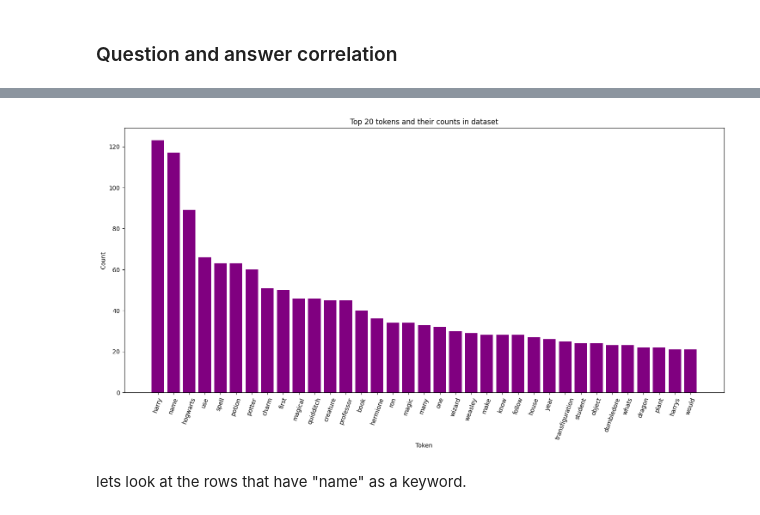
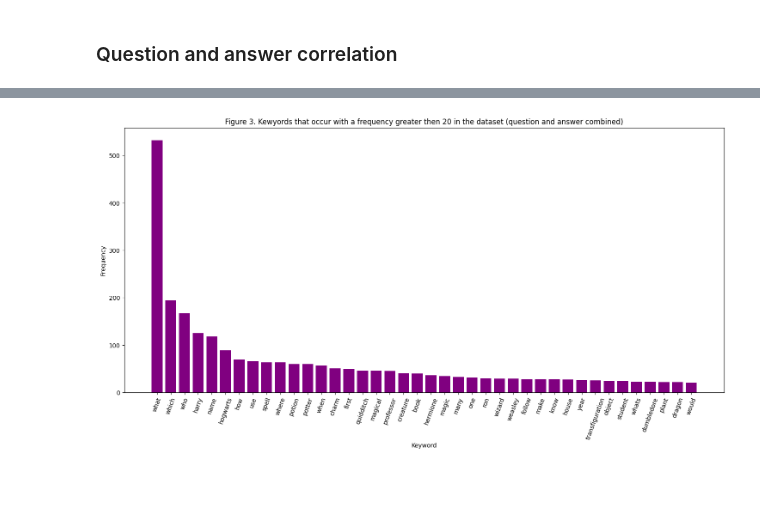
Before and after one commit to RSipra/semantic_verification_engine, a Jupyter notebook: src/data_scripts/02-clean_plus_EDA_of_dataset.ipynb, the cells around one changed output, grey strips where cells are left out. Saved outputs shown, nothing was run; the diff lists cells and outputs as text; code cells hidden in the pictures; blank space fills up the shorter version.

Commit message:
WIP: Fixing and finalizing the dataset cleaning and EDA for CLI-MVP

```diff
--- a/src/data_scripts/02-clean_plus_EDA_of_dataset.ipynb
+++ b/src/data_scripts/02-clean_plus_EDA_of_dataset.ipynb
@@ -52,3 +64,6 @@ True
 # %%
 from utils import utils_paths as up
+# %%
+# Initialize counter to update figure number automatically for the visuals:
+figure_count = 0
 # %% [markdown]
@@ -516,14 +595,14 @@ KeyError: 'question keywords'
 # %%
 # Extract unique tokens for each row in the 'keywords' column
-df['unique_keywords'] = df['keywords'].apply(lambda x: list(set(x)))  # Already done in tokenization
-df.drop(columns=['keywords'], inplace=True)  # Drop the original 'keywords' column
+trivia_keywords_df['combined_unique_keywords'] = trivia_keywords_df['combined keywords'].apply(lambda x: list(set(x)))  # Already done in tokenization
+trivia_keywords_df.drop(columns=['combined keywords'], inplace=True)  # Drop the original 'keywords' column
 
 # Flatten the list of all tokens to count their occurrences across the DataFrame
-all_keywords = [token for sublist in df['unique_keywords'] for token in sublist]
+all_keywords = [token for sublist in trivia_keywords_df['combined_unique_keywords'] for token in sublist]
 
 # Count the frequency of each token across all rows
 token_counts = Counter(all_keywords)
 
 # Display the DataFrame and the token counts
-token_counts
+print(type(token_counts))
 # %% [output]
@@ -579,9 +622,6 @@ PosixPath('/Users/reemasipra/Documents/GitHub_Repos/Harry_Potter_Trivia/data/pro
 # %%
-# Sort token_counts by token (alphabetically)
-sorted_token_counts = dict(sorted(token_counts.items(), key=lambda item: item[1], reverse=True))
-
-# Convert the token counts to a DataFrame
-token_df = pd.DataFrame(sorted_token_counts.items(), columns=['token', 'count'])
-
-token_df
+# 2. Convert into a data frame for easier handling
+keyword_count_df = pd.DataFrame(token_counts.items(), columns=['Keyword', 'Frequency'])
+keyword_count_df = keyword_count_df.sort_values(by = 'Frequency', ascending=False)
+keyword_count_df.head(20)
 # %% [output]
@@ -601,5 +645,7 @@ token_df
 # %%
-# Filter the DataFrame to include only rows where count is greater than 30
-filtered_df = token_df[token_df['count'] > 20]
-filtered_df.head()
+# Filter the DataFrame to include only rows where count is greater than 20
+frequency_cutoff = 20
+filtered_keyword_count_df = keyword_count_df[keyword_count_df['Frequency'] > 20]
+
+print(f"There are {filtered_keyword_count_df.shape[0]} keywords with a frequency more then {frequency_cutoff}.")
 # %% [output]
@@ -612,14 +653,15 @@ filtered_df.head()
 # %%
 plt.figure(figsize=(18,8))
 
-plt.bar(filtered_df['token'], filtered_df['count'], color="purple")
+# update figure_count for visual:
+figure_count += 1
 
-plt.xlabel('Token')
-plt.ylabel('Count')
-plt.title("Top 20 tokens and their counts in dataset")
+plt.bar(filtered_keyword_count_df['Keyword'], filtered_keyword_count_df['Frequency'], color="purple")
+
+plt.xlabel('Keyword')
+plt.ylabel('Frequency')
+plt.title(f"Figure {figure_count}. Kewyords that occur with a frequency greater then {frequency_cutoff} in the dataset (question and answer combined)")
 plt.xticks(rotation=70)
 plt.show()
 # %% [output]
-[figure, old version]
+[figure, new version]
-# %% [markdown]
-lets look at the rows that have "name" as a keyword.
```
Also changed, not shown: parts of 86 cells of this notebook.
